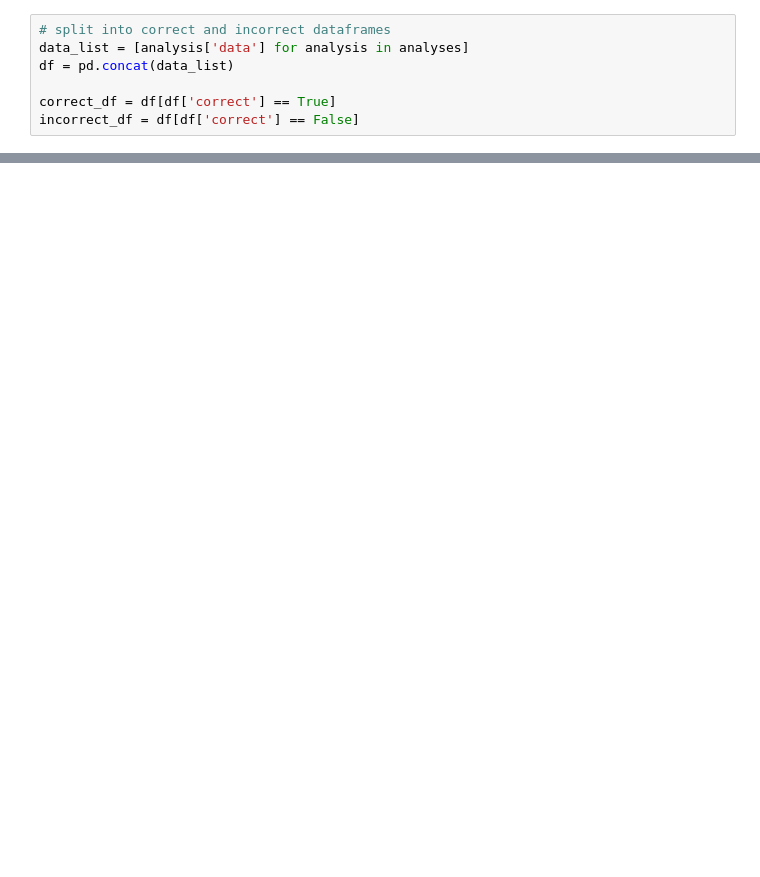
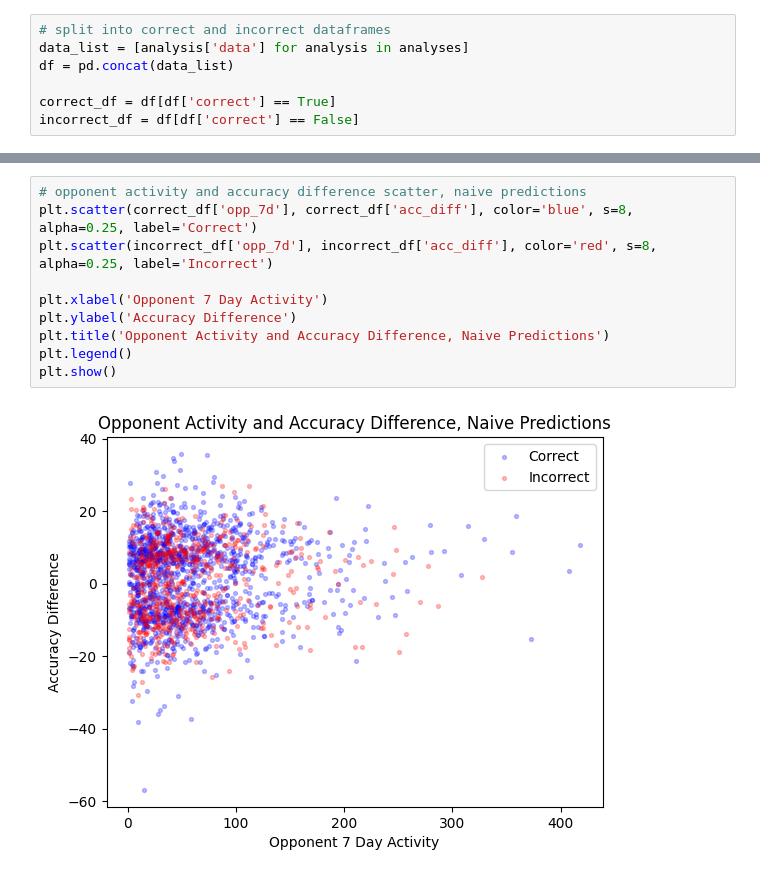
Before and after one commit to okeanskiy/online-chess-win-predictions, a Jupyter notebook: naive_prediction_model.ipynb, the cells around one changed output, grey strips where cells are left out. Cells and saved outputs as stored; diff of their text form; blank space fills up the shorter version.

```diff
--- a/naive_prediction_model.ipynb
+++ b/naive_prediction_model.ipynb
@@ -191,0 +223,12 @@ plt.show()
+# %%
+# opponent activity and accuracy difference scatter, naive predictions
+plt.scatter(correct_df['opp_7d'], correct_df['acc_diff'], color='blue', s=8, alpha=0.25, label='Correct')
+plt.scatter(incorrect_df['opp_7d'], incorrect_df['acc_diff'], color='red', s=8, alpha=0.25, label='Incorrect')
+
+plt.xlabel('Opponent 7 Day Activity')
+plt.ylabel('Accuracy Difference')
+plt.title('Opponent Activity and Accuracy Difference, Naive Predictions')
+plt.legend()
+plt.show()
+# %% [output]
+[figure, added]
```
Also changed, not shown: parts of 11 cells of this notebook.
